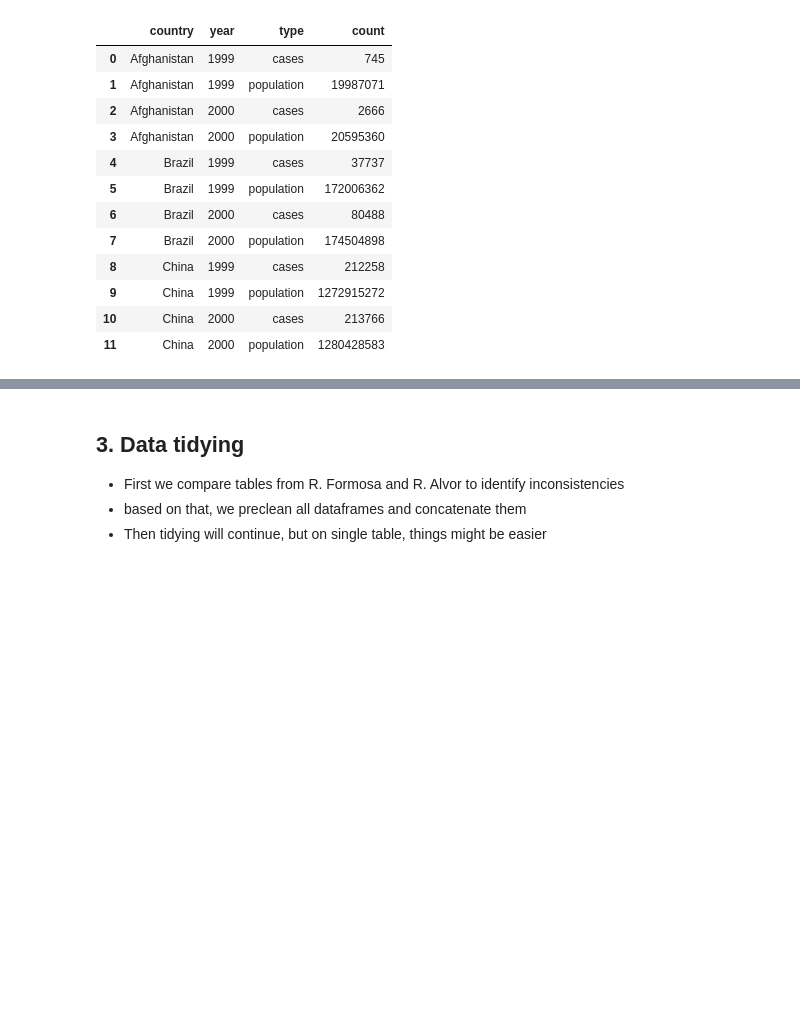
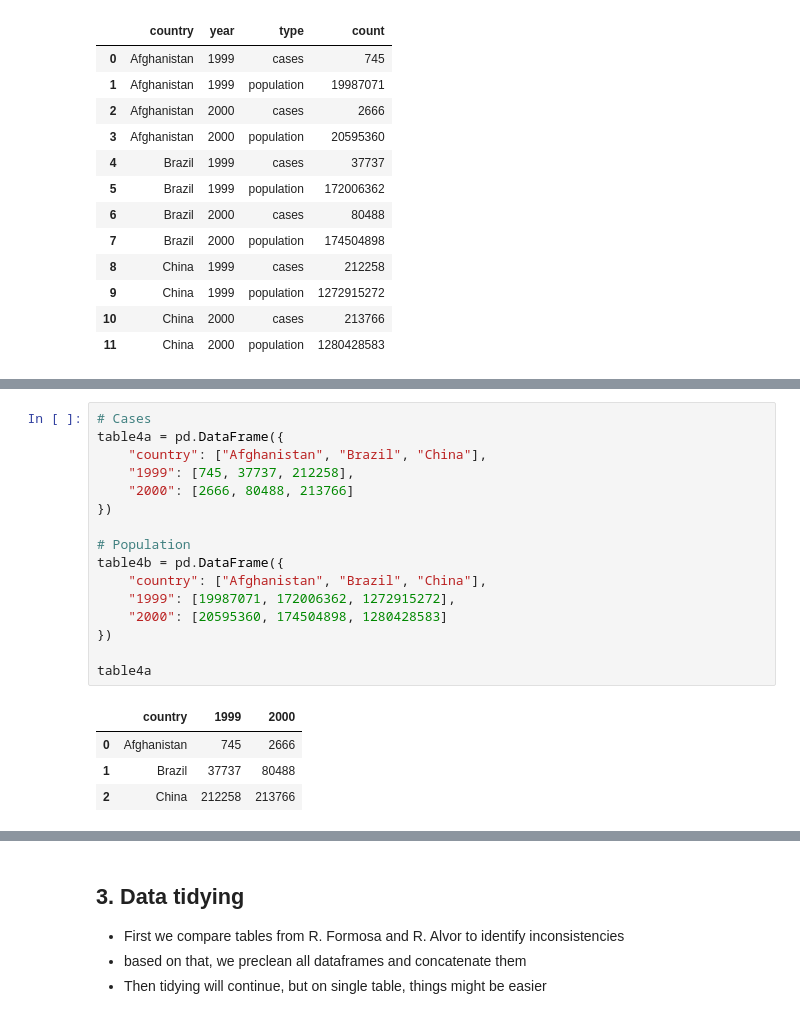
Before and after one commit to Py-ualg/2025-tidy-python, a Jupyter notebook: tutorials/nb2_tidy_data.ipynb, the cells around one changed output, grey strips where cells are left out. Drawn from its saved outputs; the diff is of its cells as text; blank space fills up the shorter version.

```diff
--- a/tutorials/nb2_tidy_data.ipynb
+++ b/tutorials/nb2_tidy_data.ipynb
@@ -112,0 +134,21 @@ table2
+# %%
+# Cases
+table4a = pd.DataFrame({
+    "country": ["Afghanistan", "Brazil", "China"],
+    "1999": [745, 37737, 212258],
+    "2000": [2666, 80488, 213766]
+})
+
+# Population
+table4b = pd.DataFrame({
+    "country": ["Afghanistan", "Brazil", "China"],
+    "1999": [19987071, 172006362, 1272915272],
+    "2000": [20595360, 174504898, 1280428583]
+})
+
+table4a
+# %% [output]
+|  | country | 1999 | 2000 |
+| 0 | Afghanistan | 745 | 2666 |
+| 1 | Brazil | 37737 | 80488 |
+| 2 | China | 212258 | 213766 |
```
Also changed, not shown: parts of 4 cells of this notebook.
